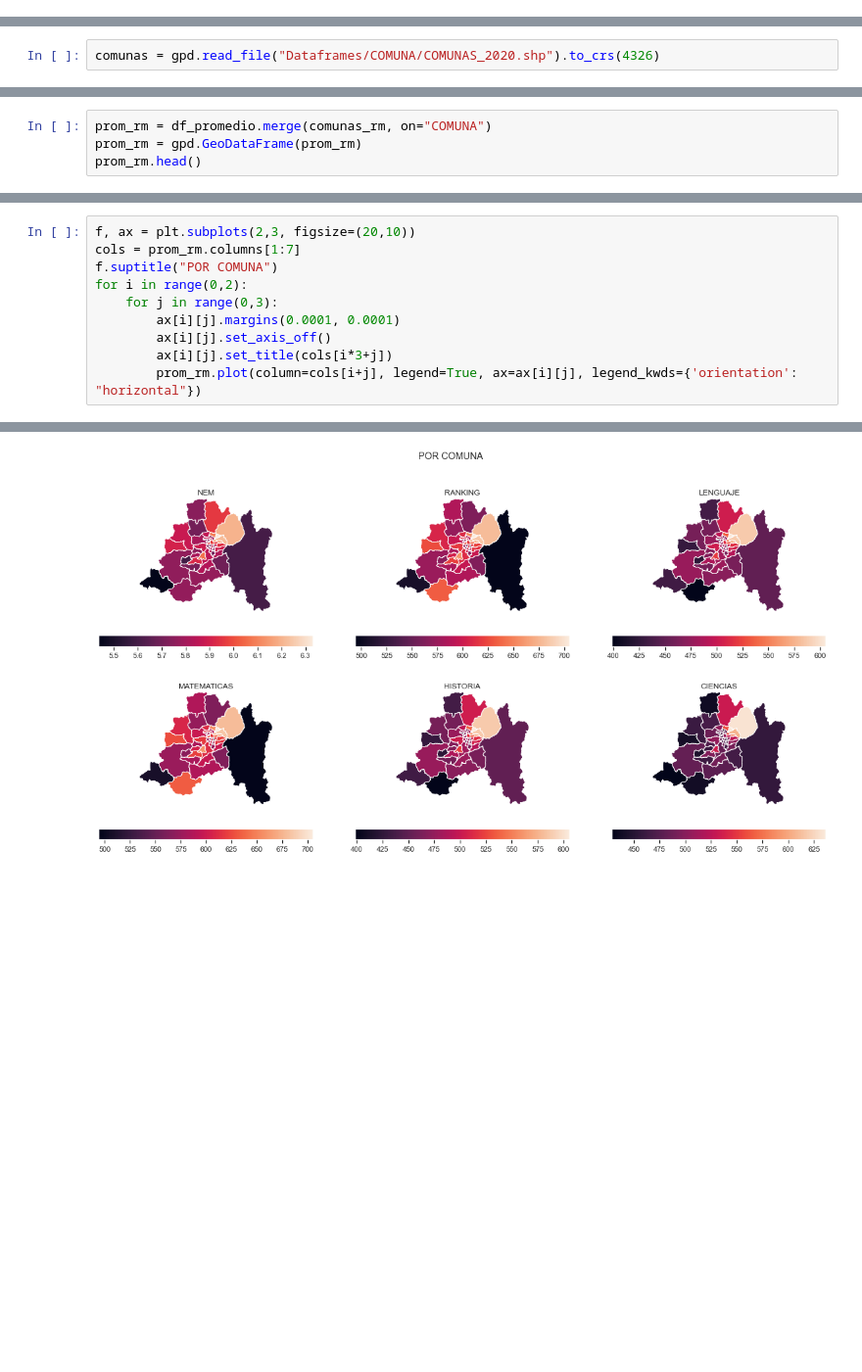
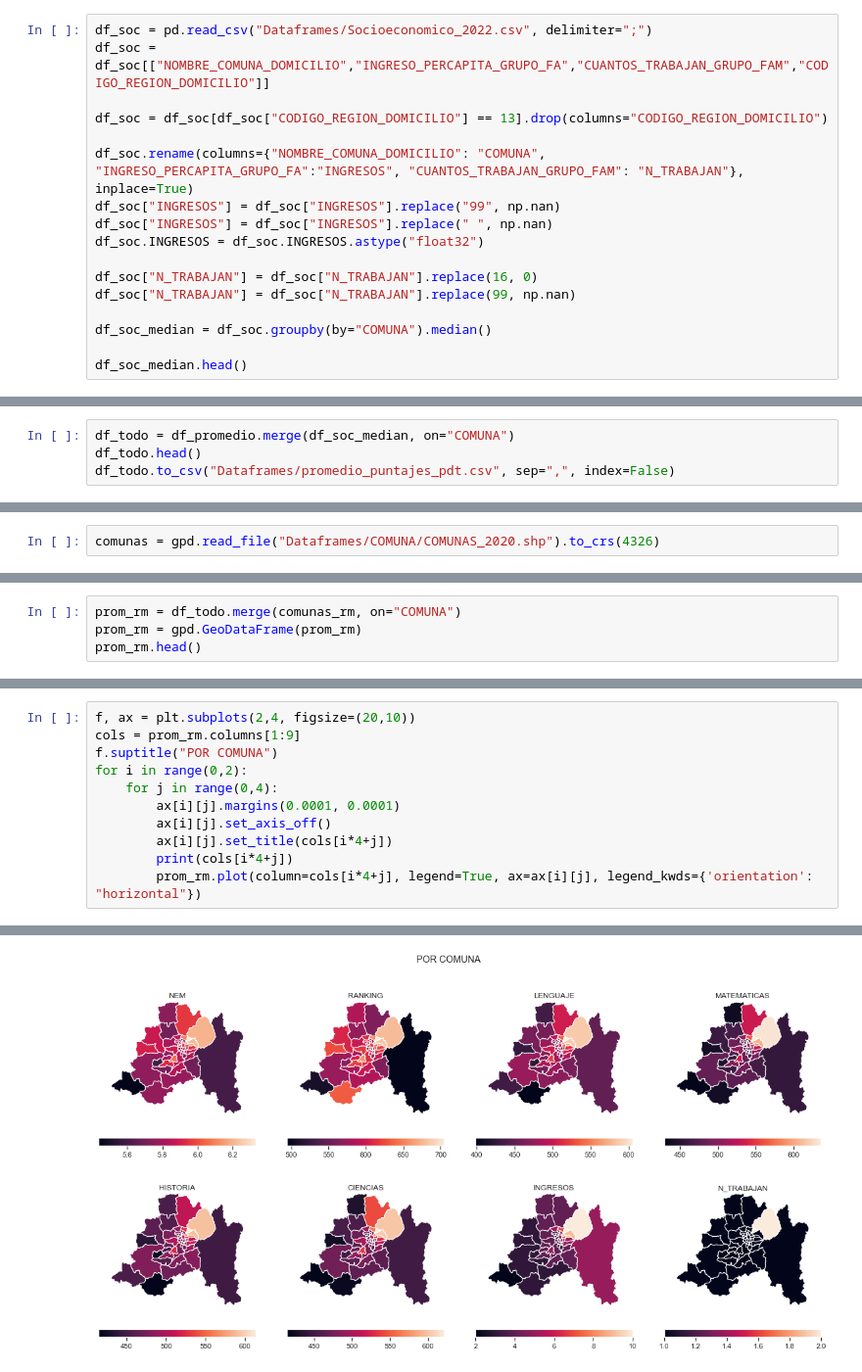
Before and after one commit to cristobalstrange/ProyectoCienciaDatos, a Jupyter notebook: proyecto_cristobal.ipynb, the cells around one changed output, grey strips where cells are left out. Shown at 98% size. Drawn from its saved outputs; the diff is of its cells as text; blank space fills up the shorter version.

Commit message:
Añadidas columnas INGRESOS Y N_TRABJAN, siendo estas las medianas por comuna

```diff
--- a/proyecto_cristobal.ipynb
+++ b/proyecto_cristobal.ipynb
@@ -5,3 +5,20 @@ import pandas as pd
 import geopandas as gpd
 import matplotlib.pyplot as plt
 import seaborn as sns
+# %%
+df_soc = pd.read_csv("Dataframes/Socioeconomico_2022.csv", delimiter=";")
+df_soc = df_soc[["NOMBRE_COMUNA_DOMICILIO","INGRESO_PERCAPITA_GRUPO_FA","CUANTOS_TRABAJAN_GRUPO_FAM","CODIGO_REGION_DOMICILIO"]]
+
+df_soc = df_soc[df_soc["CODIGO_REGION_DOMICILIO"] == 13].drop(columns="CODIGO_REGION_DOMICILIO")
+
+df_soc.rename(columns={"NOMBRE_COMUNA_DOMICILIO": "COMUNA", "INGRESO_PERCAPITA_GRUPO_FA":"INGRESOS", "CUANTOS_TRABAJAN_GRUPO_FAM": "N_TRABAJAN"}, inplace=True)
+df_soc["INGRESOS"] = df_soc["INGRESOS"].replace("99", np.nan)
+df_soc["INGRESOS"] = df_soc["INGRESOS"].replace(" ", np.nan)
+df_soc.INGRESOS = df_soc.INGRESOS.astype("float32")
+
+df_soc["N_TRABAJAN"] = df_soc["N_TRABAJAN"].replace(16, 0)
+df_soc["N_TRABAJAN"] = df_soc["N_TRABAJAN"].replace(99, np.nan)
+
+df_soc_median = df_soc.groupby(by="COMUNA").median()
+
+df_soc_median.head()
@@ -87,6 +112,10 @@ df_promedio.head()
 | 2 | CALERA DE TANGO | 6.062634 | 657.846975 | 520.878052 | 533.761108 | 523.261169 | 537.232239 |
 | 3 | CERRILLOS | 5.695290 | 571.275214 | 488.194214 | 486.797913 | 479.683624 | 483.455780 |
 | 4 | CERRO NAVIA | 5.707121 | 580.460606 | 434.112915 | 462.518677 | 446.877411 | 422.113464 |
+# %%
+df_todo = df_promedio.merge(df_soc_median, on="COMUNA")
+df_todo.head()
+df_todo.to_csv("Dataframes/promedio_puntajes_pdt.csv", sep=",", index=False)
 # %%
 f, ax = plt.subplots(1,6, figsize=(20,10), sharey=True)
 sns.set(font_scale=1)
@@ -152,7 +180,7 @@ comunas_rm.head()
 | 3 | PAINE | POLYGON ((-70.61396 -33.73862, -7... |
 | 4 | MELIPILLA | POLYGON ((-70.94808 -33.55995, -7... |
 # %%
-prom_rm = df_promedio.merge(comunas_rm, on="COMUNA")
+prom_rm = df_todo.merge(comunas_rm, on="COMUNA")
 prom_rm = gpd.GeoDataFrame(prom_rm)
 prom_rm.head()
 # %% [output]
@@ -165,11 +193,12 @@ prom_rm.head()
 # %%
-f, ax = plt.subplots(2,3, figsize=(20,10))
-cols = prom_rm.columns[1:7]
+f, ax = plt.subplots(2,4, figsize=(20,10))
+cols = prom_rm.columns[1:9]
 f.suptitle("POR COMUNA")
 for i in range(0,2):
-    for j in range(0,3):
+    for j in range(0,4):
         ax[i][j].margins(0.0001, 0.0001)
         ax[i][j].set_axis_off()
-        ax[i][j].set_title(cols[i*3+j])
-        prom_rm.plot(column=cols[i+j], legend=True, ax=ax[i][j], legend_kwds={'orientation': "horizontal"})
+        ax[i][j].set_title(cols[i*4+j])
+        print(cols[i*4+j])
+        prom_rm.plot(column=cols[i*4+j], legend=True, ax=ax[i][j], legend_kwds={'orientation': "horizontal"})
 # %% [output]
@@ -176 +213 @@ for i in range(0,2):
-[figure, old version]
+[figure, new version]
```
Also changed, not shown: parts of 7 cells of this notebook, 1 other file.
